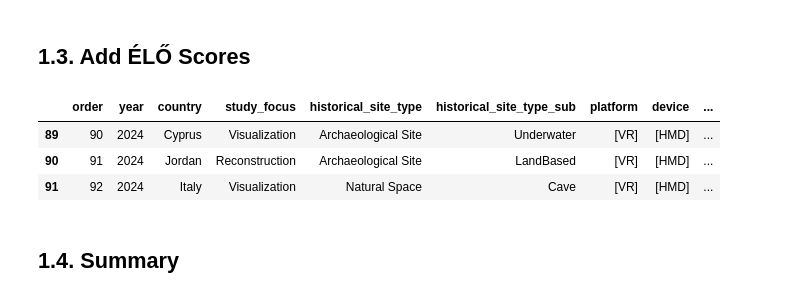
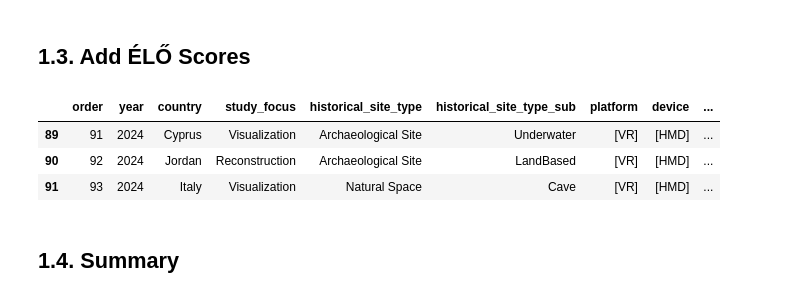
Before and after one commit to KeremDUZENLI/python-sklearn-machine-learning, a Jupyter notebook: main_old_v2.ipynb, the cells around one changed output. Saved outputs shown, nothing was run; the diff lists cells and outputs as text; code cells hidden in the pictures.

```diff
--- a/main_old.ipynb
+++ b/main_old_v2.ipynb
@@ -11,7 +11,11 @@ pd.set_option('display.max_rows', None)
 pd.set_option('display.max_colwidth', None)
 
 
-df_old = pd.read_csv('data/dataset.old.csv')
-display(df_old.head(3))
+df = pd.read_csv('data/dataset_old_v2.csv')
+
+# Drop the 72nd item
+df = df.drop(71).reset_index(drop=True)
+
+display(df.tail(3))
 # %% [output]
 |  | order | year | country | study_focus | historical_site_type | historical_site_type_sub | platform | device | ... |
@@ -31,7 +35,7 @@ def get_multi_value_columns(df):
     return multi_value_columns
 
 
-multi_value_columns = get_multi_value_columns(df_old)
+multi_value_columns = get_multi_value_columns(df)
 print(*multi_value_columns, sep="\n")
 # %% [output]
 platform
@@ -51,7 +55,7 @@ def tokenize_columns(df, columns_to_tokenize):
     return df
 
 
-df_old_tokenized = tokenize_columns(df_old, multi_value_columns)
-display(df_old_tokenized.tail(3))
+df_tokenized = tokenize_columns(df, multi_value_columns)
+display(df_tokenized.tail(3))
 # %% [output]
 |  | order | year | country | study_focus | historical_site_type | historical_site_type_sub | platform | device | ... |
@@ -63,26 +67,29 @@ display(df_old_tokenized.tail(3))
 # %%
 ELOS_OLD = [
     1691, 1572, 1531, 1466, 1728, 1505, 1294, 1357, 1227, 1448,
     1382, 1248, 1458, 1654, 1432, 1279, 1441, 1670, 1281, 1567,
     1330, 1418, 1799, 1414, 1407, 1550, 1363, 1592, 1343, 1346,
     1436, 1637, 1568, 1552, 1441, 1612, 1489, 1443, 1529, 1540,
     1646, 1447, 1631, 1210, 1557, 1447, 1415, 1416, 1551, 1211,
     1610, 1716, 1526, 1364, 1273, 1738, 1488, 1402, 1591, 1680,
     1466, 1263, 1582, 1616, 1493, 1526, 1505, 1495, 1259, 1505,
-    1663, 1750, 1669, 1591, 1505, 1468, 1402, 1500, 1477, 1487,
-    1611, 1707, 1438, 1687, 1563, 1646, 1411, 1655, 1545, 1421,
-    1638, 1479
+    1663, 0000, 1750, 1669, 1591, 1505, 1468, 1402, 1500, 1477,
+    1487, 1611, 1707, 1438, 1687, 1563, 1646, 1411, 1655, 1545,
+    1421, 1638, 1479
 ]
 
+# Drop the 72nd item
+ELOS_OLD = ELOS_OLD[:71] + ELOS_OLD[72:]
 
-df_old_tokenized['elo'] = ELOS_OLD
-df_old_elos_added = df_old
-display(df_old_elos_added.tail(3))
+
+df_tokenized['elo'] = ELOS_OLD
+df_elos_added = df
+display(df_elos_added.tail(3))
 # %% [output]
 |  | order | year | country | study_focus | historical_site_type | historical_site_type_sub | platform | device | ... |
-| 89 | 90 | 2024 | Cyprus | Visualization | Archaeological Site | Underwater | [VR] | [HMD] | ... |
-| 90 | 91 | 2024 | Jordan | Reconstruction | Archaeological Site | LandBased | [VR] | [HMD] | ... |
-| 91 | 92 | 2024 | Italy | Visualization | Natural Space | Cave | [VR] | [HMD] | ... |
+| 89 | 91 | 2024 | Cyprus | Visualization | Archaeological Site | Underwater | [VR] | [HMD] | ... |
+| 90 | 92 | 2024 | Jordan | Reconstruction | Archaeological Site | LandBased | [VR] | [HMD] | ... |
+| 91 | 93 | 2024 | Italy | Visualization | Natural Space | Cave | [VR] | [HMD] | ... |
 # %% [markdown]
 ## 1.4. Summary
 # %%
```
Also changed, not shown: parts of 15 cells of this notebook, 16 other files.
